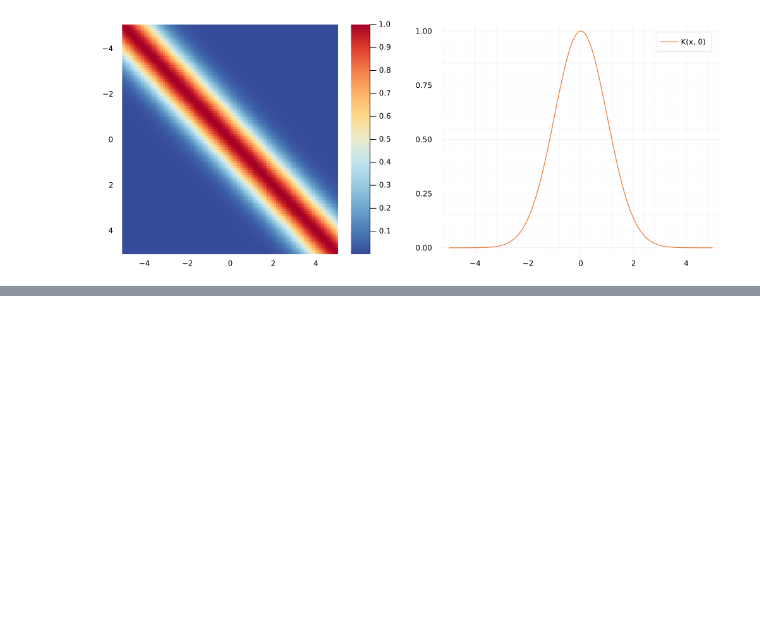
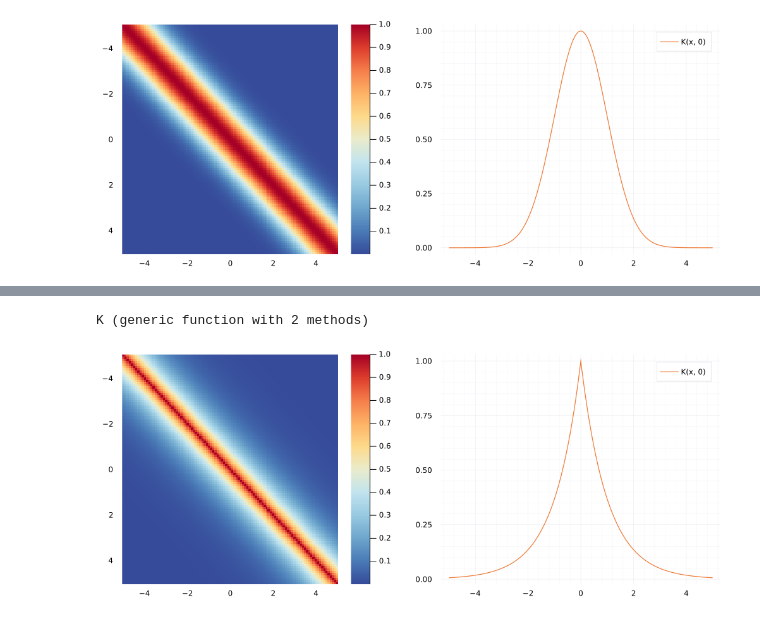
Before and after one commit to bonevbs/ml_notebooks, a Jupyter notebook: gaussian_processes.ipynb, the cells around one changed output, grey strips where cells are left out. Saved outputs shown, nothing was run; the diff lists cells and outputs as text; code cells hidden in the pictures; blank space fills up the shorter version.

```diff
--- a/gaussian_processes.ipynb
+++ b/gaussian_processes.ipynb
@@ -111,13 +113,17 @@ K (generic function with 2 methods)
 # %% [markdown]
 Let us visualize the kernel function:
 # %%
-plot1 = heatmap(-5:0.1:5, -5:0.1:5, K, yflip = true)
+function visualize_kernel(kernel)
+  plot1 = heatmap(-5:0.1:5, -5:0.1:5, kernel, yflip = true)
 
-xa = collect(-5:0.05:5)
-xb = zero(xa)
-plot2 = plot(xa, K(xa, xb), label="K(x, 0)")
+  xa = collect(-5:0.05:5)
+  xb = zero(xa)
+  plot2 = plot(xa, kernel(xa, xb), label="K(x, 0)")
 
-plot(plot1, plot2, layout = @layout([a{1.0h} b]), size=(1000,400))
+  plot(plot1, plot2, layout = @layout([a{1.0h} b]), size=(1000,400))
+end
+
+visualize_kernel(K)
 # %% [output]
 [figure]
 # %% [markdown]
@@ -149,0 +169,8 @@ plot(mesh,samples)
+# %%
+K(xa, xb; l=1.) = exp.(- [norm(a) for a in (xa .- xb)] ./ l)
+# %% [output]
+K (generic function with 2 methods)
+# %%
+visualize_kernel(K)
+# %% [output]
+[figure, added]
```
Also changed, not shown: parts of 12 cells of this notebook, 1 other file.
